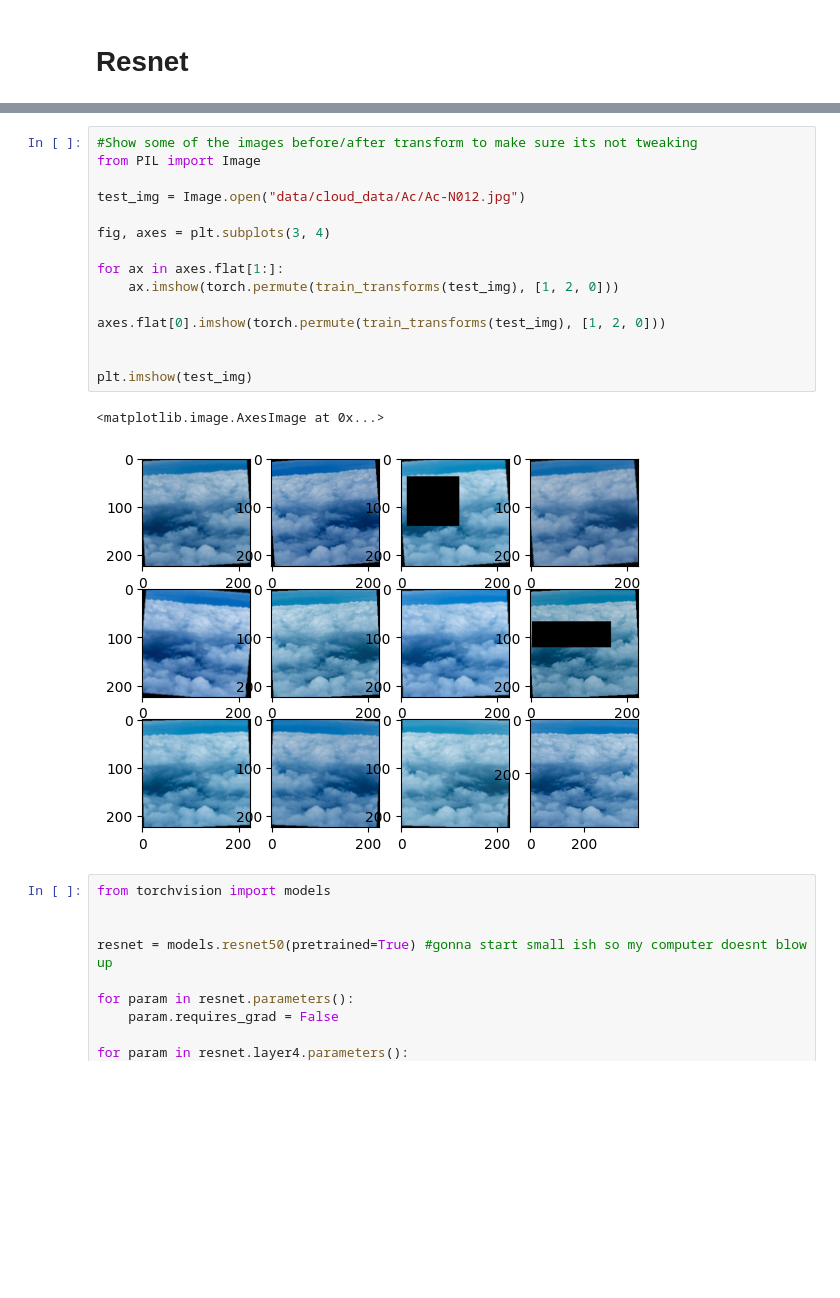
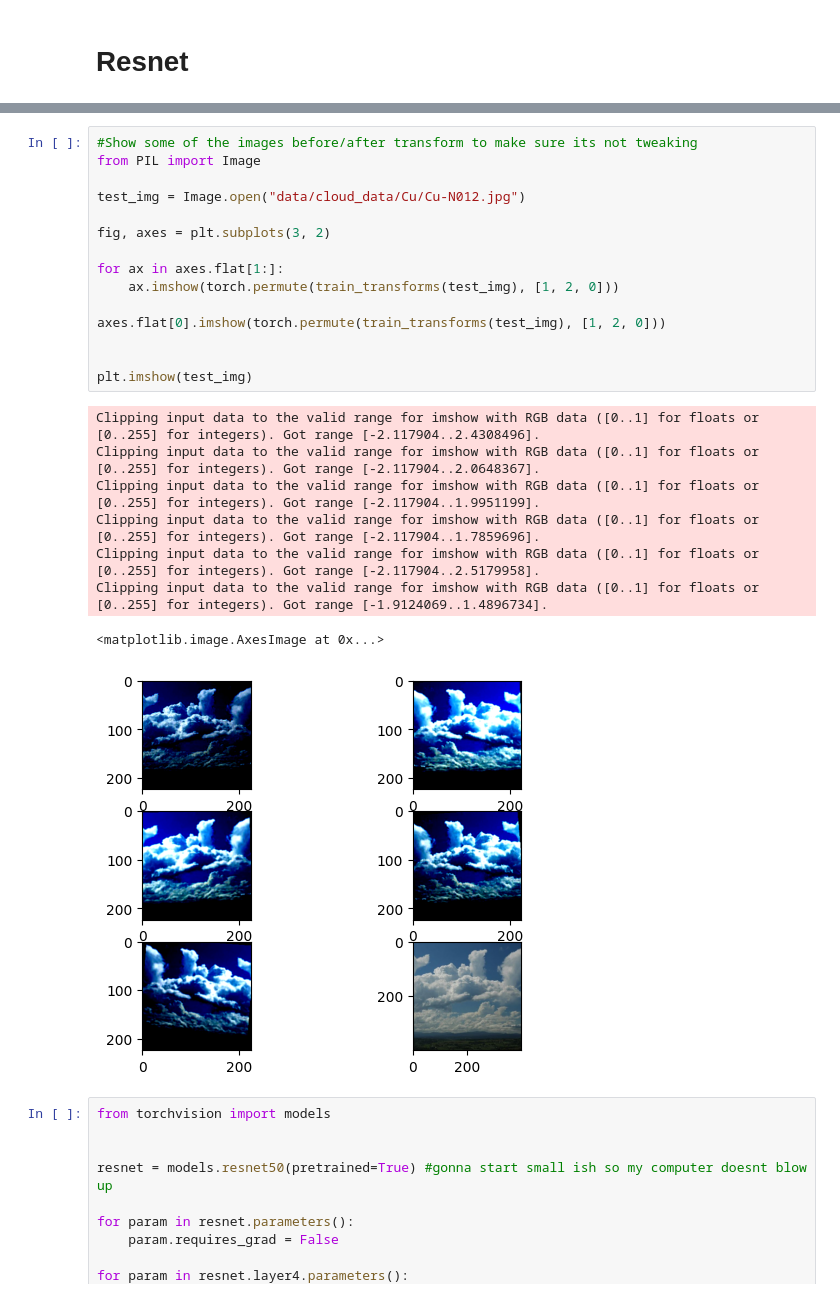
Before and after one commit to nightsky737/CloudBot, a Jupyter notebook: models/clouds.ipynb, the cells around one changed output, grey strips where cells are left out. Drawn from its saved outputs; the diff is of its cells as text; blank space fills up the shorter version.

```diff
--- a/models/clouds.ipynb
+++ b/models/clouds.ipynb
@@ -212,21 +212,27 @@ human_labels = ["Altocumulus", "Altostratus", "Cumulonimbus","Cirrocumulus", "Ci
 # %%
 #Show some of the images before/after transform to make sure its not tweaking
 from PIL import Image
 
-test_img = Image.open("data/cloud_data/Ac/Ac-N012.jpg")
+test_img = Image.open("data/cloud_data/Cu/Cu-N012.jpg")
 
-fig, axes = plt.subplots(3, 4)
+fig, axes = plt.subplots(3, 2)
 
 for ax in axes.flat[1:]:
     ax.imshow(torch.permute(train_transforms(test_img), [1, 2, 0]))
 
 axes.flat[0].imshow(torch.permute(train_transforms(test_img), [1, 2, 0]))
 
 
 plt.imshow(test_img)
 # %% [output]
-<matplotlib.image.AxesImage at 0x...>
+Clipping input data to the valid range for imshow with RGB data ([0..1] for floats or [0..255] for integers). Got range [-2.117904..2.4308496].
+Clipping input data to the valid range for imshow with RGB data ([0..1] for floats or [0..255] for integers). Got range [-2.117904..2.0648367].
+Clipping input data to the valid range for imshow with RGB data ([0..1] for floats or [0..255] for integers). Got range [-2.117904..1.9951199].
+Clipping input data to the valid range for imshow with RGB data ([0..1] for floats or [0..255] for integers). Got range [-2.117904..1.7859696].
+Clipping input data to the valid range for imshow with RGB data ([0..1] for floats or [0..255] for integers). Got range [-2.117904..2.5179958].
+Clipping input data to the valid range for imshow with RGB data ([0..1] for floats or [0..255] for integers). Got range [-1.9124069..1.4896734].
+<matplotlib.image.AxesImage at 0x...>
-[figure, old version]
+[figure, new version]
 # %%
 from torchvision import models
 
```
Also changed, not shown: parts of 1 cell of this notebook, 2 other files.
